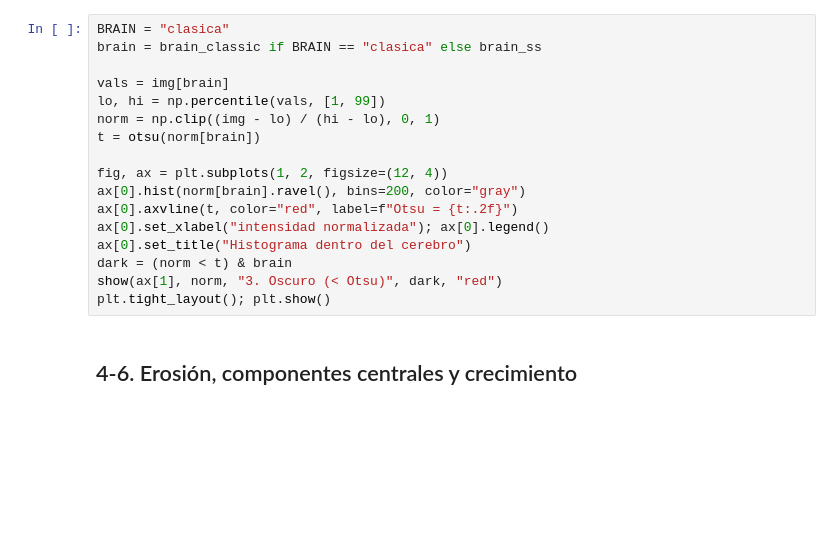
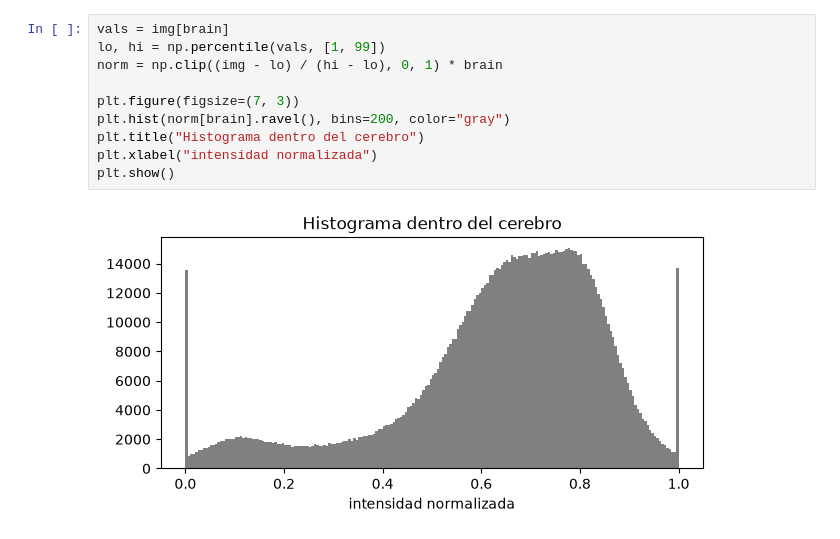
Before and after one commit to Cisar4321/hykid-segmentacion-ventricular, a Jupyter notebook: notebooks/02_segmentacion_clasica.ipynb, the cells around one changed output. Drawn from its saved outputs; the diff is of its cells as text; blank space fills up the shorter version.

```diff
--- a/notebooks/02_segmentacion_clasica.ipynb
+++ b/notebooks/02_segmentacion_clasica.ipynb
@@ -65,19 +130,12 @@ print("Dice máscara clásica vs SynthSeg:", round(dice(brain_classic, brain_ss)
 # %%
-BRAIN = "clasica"
-brain = brain_classic if BRAIN == "clasica" else brain_ss
-
 vals = img[brain]
 lo, hi = np.percentile(vals, [1, 99])
-norm = np.clip((img - lo) / (hi - lo), 0, 1)
-t = otsu(norm[brain])
+norm = np.clip((img - lo) / (hi - lo), 0, 1) * brain
 
-fig, ax = plt.subplots(1, 2, figsize=(12, 4))
-ax[0].hist(norm[brain].ravel(), bins=200, color="gray")
-ax[0].axvline(t, color="red", label=f"Otsu = {t:.2f}")
-ax[0].set_xlabel("intensidad normalizada"); ax[0].legend()
-ax[0].set_title("Histograma dentro del cerebro")
-dark = (norm < t) & brain
-show(ax[1], norm, "3. Oscuro (< Otsu)", dark, "red")
-plt.tight_layout(); plt.show()
+plt.figure(figsize=(7, 3))
+plt.hist(norm[brain].ravel(), bins=200, color="gray")
+plt.title("Histograma dentro del cerebro")
+plt.xlabel("intensidad normalizada")
+plt.show()
+# %% [output]
+[figure, added]
-# %% [markdown]
-## 4-6. Erosión, componentes centrales y crecimiento
```
Also changed, not shown: parts of 25 cells of this notebook, 1 other file.
